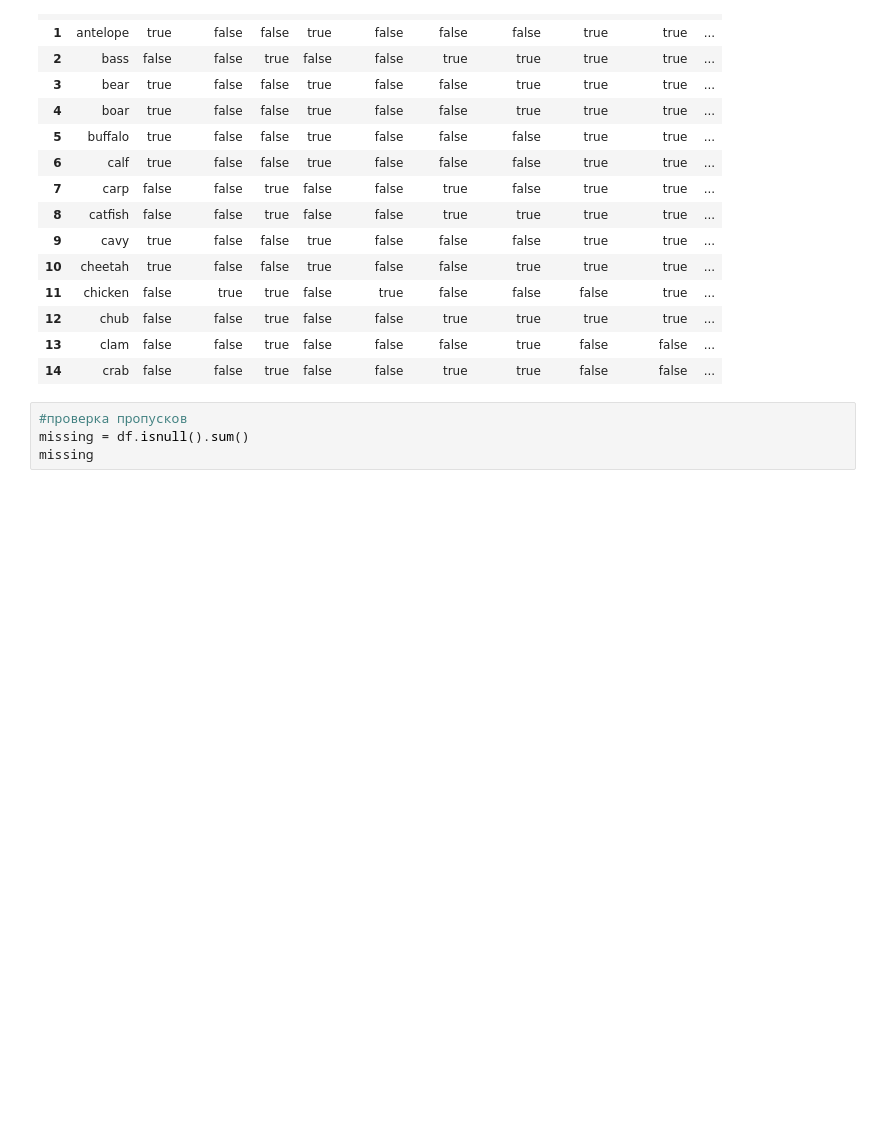
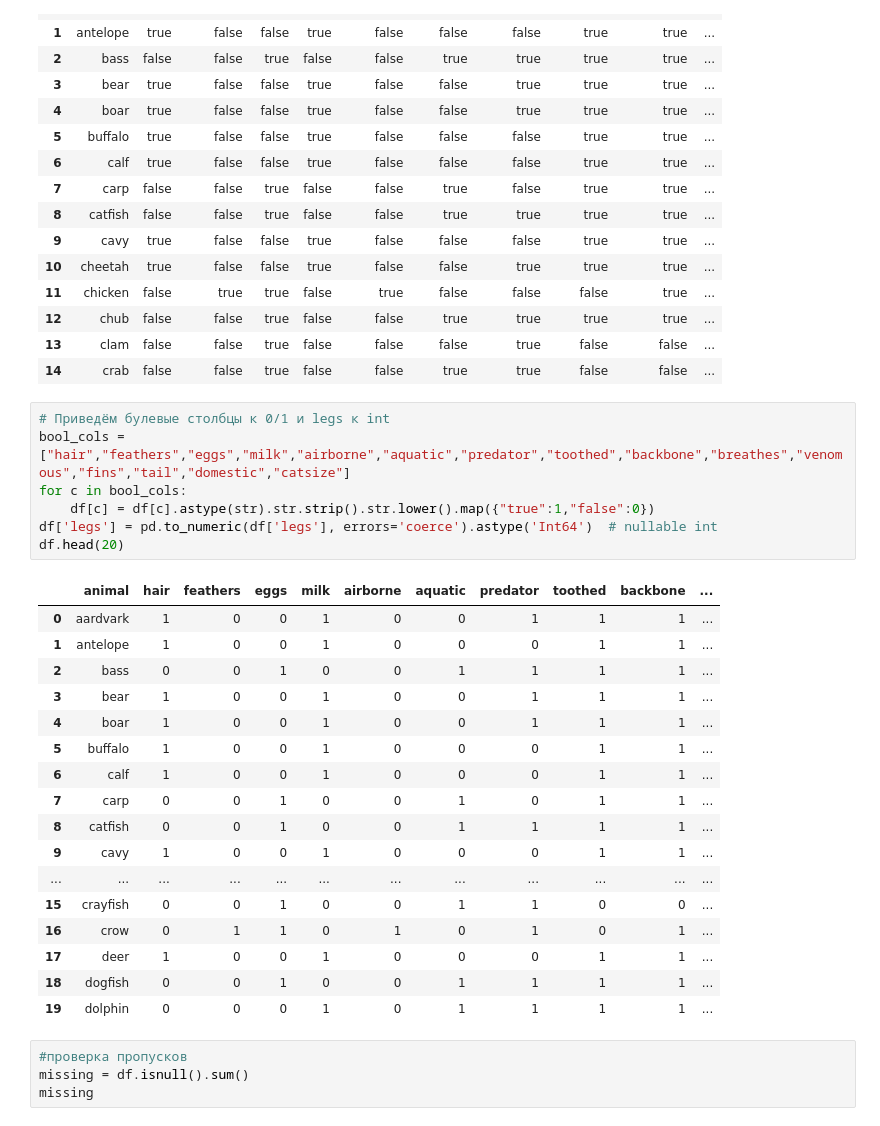
Before and after one commit to KorbovskiyOleg/ml-module, a Jupyter notebook: notebooks/zoo_analysis.ipynb, the cells around one changed output. Cells and saved outputs as stored; diff of their text form; blank space fills up the shorter version.

```diff
--- a/notebooks/zoo_analysis.ipynb
+++ b/notebooks/zoo_analysis.ipynb
@@ -36,6 +54,31 @@ df.head(15)
 | 12 | chub | false | false | true | false | false | true | true | true | true | ... |
 | 13 | clam | false | false | true | false | false | false | true | false | false | ... |
 | 14 | crab | false | false | true | false | false | true | true | false | false | ... |
+# %%
+# Приведём булевые столбцы к 0/1 и legs к int
+bool_cols = ["hair","feathers","eggs","milk","airborne","aquatic","predator","toothed","backbone","breathes","venomous","fins","tail","domestic","catsize"]
+for c in bool_cols:
+    df[c] = df[c].astype(str).str.strip().str.lower().map({"true":1,"false":0})
+df['legs'] = pd.to_numeric(df['legs'], errors='coerce').astype('Int64')  # nullable int
+df.head(20)
+# %% [output]
+|  | animal | hair | feathers | eggs | milk | airborne | aquatic | predator | toothed | backbone | ... |
+| 0 | aardvark | 1 | 0 | 0 | 1 | 0 | 0 | 1 | 1 | 1 | ... |
+| 1 | antelope | 1 | 0 | 0 | 1 | 0 | 0 | 0 | 1 | 1 | ... |
+| 2 | bass | 0 | 0 | 1 | 0 | 0 | 1 | 1 | 1 | 1 | ... |
+| 3 | bear | 1 | 0 | 0 | 1 | 0 | 0 | 1 | 1 | 1 | ... |
+| 4 | boar | 1 | 0 | 0 | 1 | 0 | 0 | 1 | 1 | 1 | ... |
+| 5 | buffalo | 1 | 0 | 0 | 1 | 0 | 0 | 0 | 1 | 1 | ... |
+| 6 | calf | 1 | 0 | 0 | 1 | 0 | 0 | 0 | 1 | 1 | ... |
+| 7 | carp | 0 | 0 | 1 | 0 | 0 | 1 | 0 | 1 | 1 | ... |
+| 8 | catfish | 0 | 0 | 1 | 0 | 0 | 1 | 1 | 1 | 1 | ... |
+| 9 | cavy | 1 | 0 | 0 | 1 | 0 | 0 | 0 | 1 | 1 | ... |
+| ... | ... | ... | ... | ... | ... | ... | ... | ... | ... | ... | ... |
+| 15 | crayfish | 0 | 0 | 1 | 0 | 0 | 1 | 1 | 0 | 0 | ... |
+| 16 | crow | 0 | 1 | 1 | 0 | 1 | 0 | 1 | 0 | 1 | ... |
+| 17 | deer | 1 | 0 | 0 | 1 | 0 | 0 | 0 | 1 | 1 | ... |
+| 18 | dogfish | 0 | 0 | 1 | 0 | 0 | 1 | 1 | 1 | 1 | ... |
+| 19 | dolphin | 0 | 0 | 0 | 1 | 0 | 1 | 1 | 1 | 1 | ... |
 # %%
 #проверка пропусков
 missing = df.isnull().sum()
```
Also changed, not shown: parts of 5 cells of this notebook, 1 other file.
